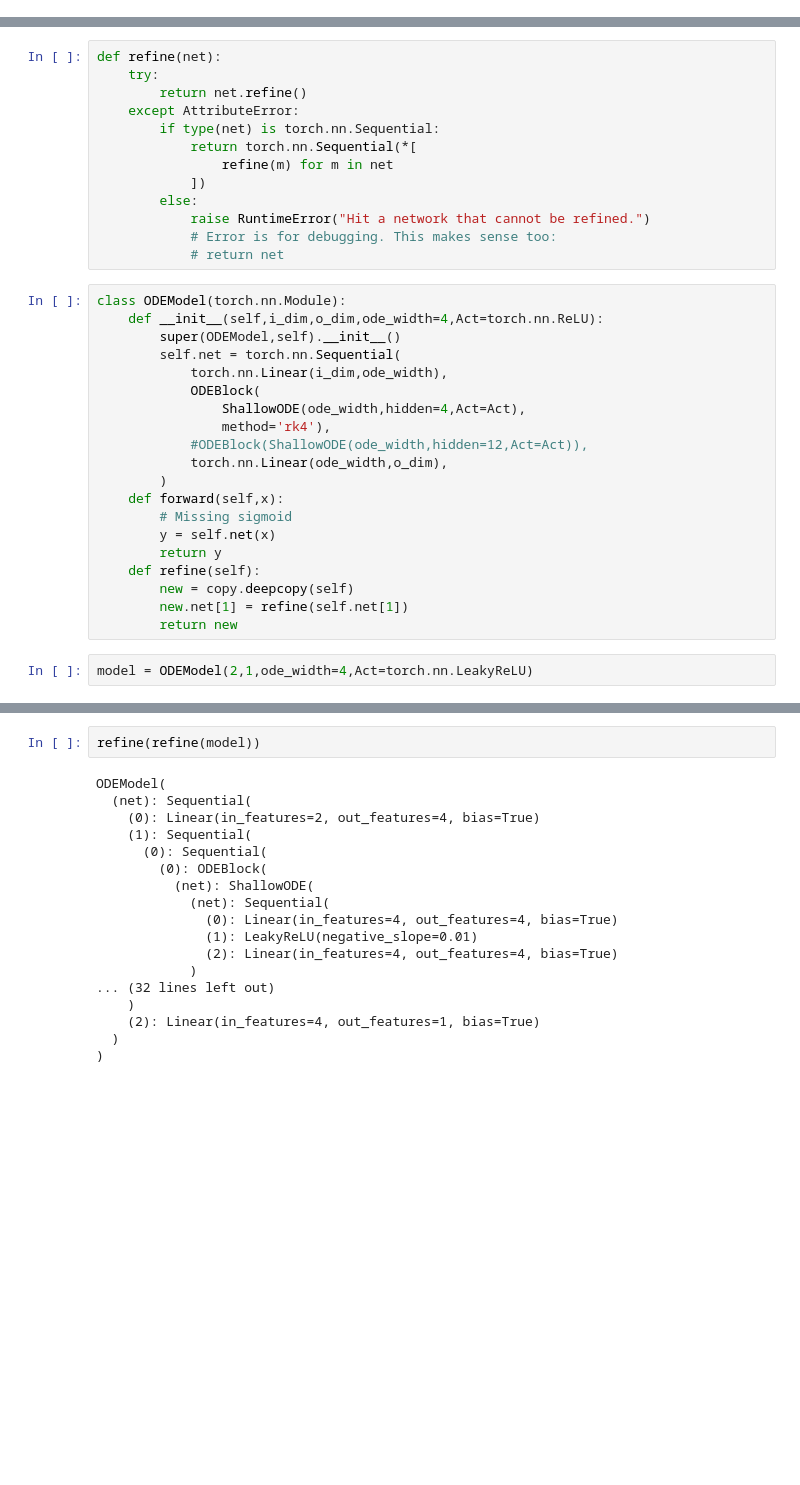
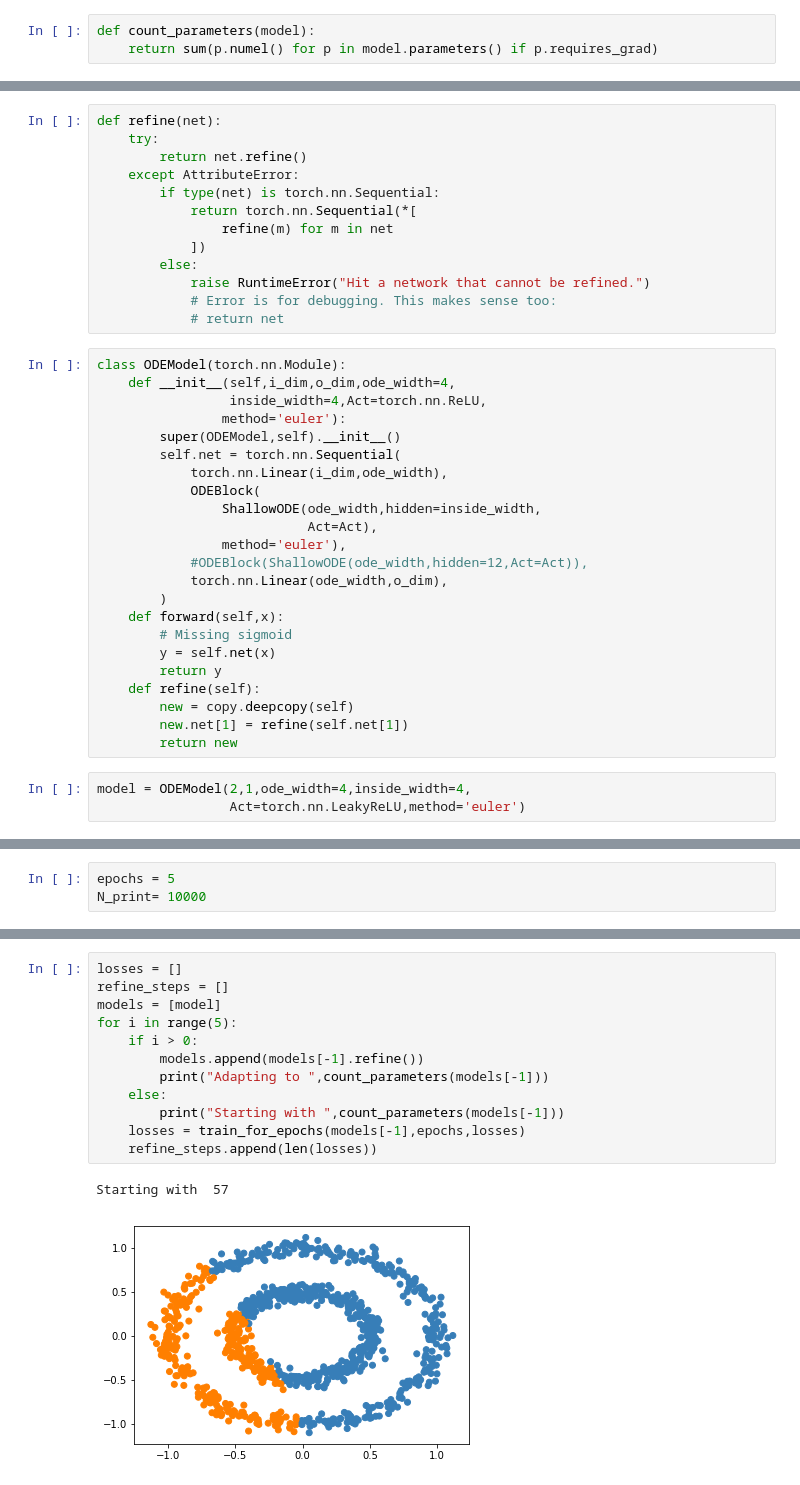
Before and after one commit to afqueiruga/StatefulOdeNets, a Jupyter notebook: toy_datasets.ipynb, the cells around one changed output, grey strips where cells are left out. Saved outputs shown, nothing was run; the diff lists cells and outputs as text; blank space fills up the shorter version.

Commit message:
refinement is working, but not useful for this problem

```diff
--- a/toy_datasets.ipynb
+++ b/toy_datasets.ipynb
@@ -41,6 +41,9 @@ def plot_pred(model):
     P = pred.detach().numpy()
     P = np.array(np.around(P),dtype=np.int)
     plt.scatter(X[:1000,0],X[:1000,1],color=colors[list(P.flatten())])
+# %%
+def count_parameters(model):
+    return sum(p.numel() for p in model.parameters() if p.requires_grad)
 # %%
 dataset = torch.utils.data.TensorDataset(
     torch.tensor(X,dtype=torch.float),torch.tensor(Y,dtype=torch.float).reshape(-1,1))
@@ -64,13 +67,16 @@ def refine(net):
             # return net
 # %%
 class ODEModel(torch.nn.Module):
-    def __init__(self,i_dim,o_dim,ode_width=4,Act=torch.nn.ReLU):
+    def __init__(self,i_dim,o_dim,ode_width=4,
+                 inside_width=4,Act=torch.nn.ReLU,
+                method='euler'):
         super(ODEModel,self).__init__()
         self.net = torch.nn.Sequential(
             torch.nn.Linear(i_dim,ode_width),
             ODEBlock(
-                ShallowODE(ode_width,hidden=4,Act=Act),
-                method='rk4'),
+                ShallowODE(ode_width,hidden=inside_width,
+                           Act=Act),
+                method='euler'),
             #ODEBlock(ShallowODE(ode_width,hidden=12,Act=Act)),
             torch.nn.Linear(ode_width,o_dim),
         )
@@ -83,4 +89,5 @@ class ODEModel(torch.nn.Module):
         new.net[1] = refine(self.net[1])
         return new
 # %%
-model = ODEModel(2,1,ode_width=4,Act=torch.nn.LeakyReLU)
+model = ODEModel(2,1,ode_width=4,inside_width=4,
+                 Act=torch.nn.LeakyReLU,method='euler')
@@ -94 +94,4 @@ losses = []
+# %%
+epochs = 5
+N_print= 10000
 # %%
@@ -207,20 +124,15 @@ plt.show()
-# %%
-refine(refine(model))
-# %% [output]
-ODEModel(
-  (net): Sequential(
-    (0): Linear(in_features=2, out_features=4, bias=True)
-    (1): Sequential(
-      (0): Sequential(
-        (0): ODEBlock(
-          (net): ShallowODE(
-            (net): Sequential(
-              (0): Linear(in_features=4, out_features=4, bias=True)
-              (1): LeakyReLU(negative_slope=0.01)
-              (2): Linear(in_features=4, out_features=4, bias=True)
-            )
-... (32 lines left out)
-    )
-    (2): Linear(in_features=4, out_features=1, bias=True)
-  )
-)
+# %%
+losses = []
+refine_steps = []
+models = [model]
+for i in range(5):
+    if i > 0:
+        models.append(models[-1].refine())
+        print("Adapting to ",count_parameters(models[-1]))
+    else:
+        print("Starting with ",count_parameters(models[-1]))
+    losses = train_for_epochs(models[-1],epochs,losses)
+    refine_steps.append(len(losses))
+# %% [output]
+Starting with  57
+[figure, added]
```
Also changed, not shown: parts of 12 cells of this notebook.
